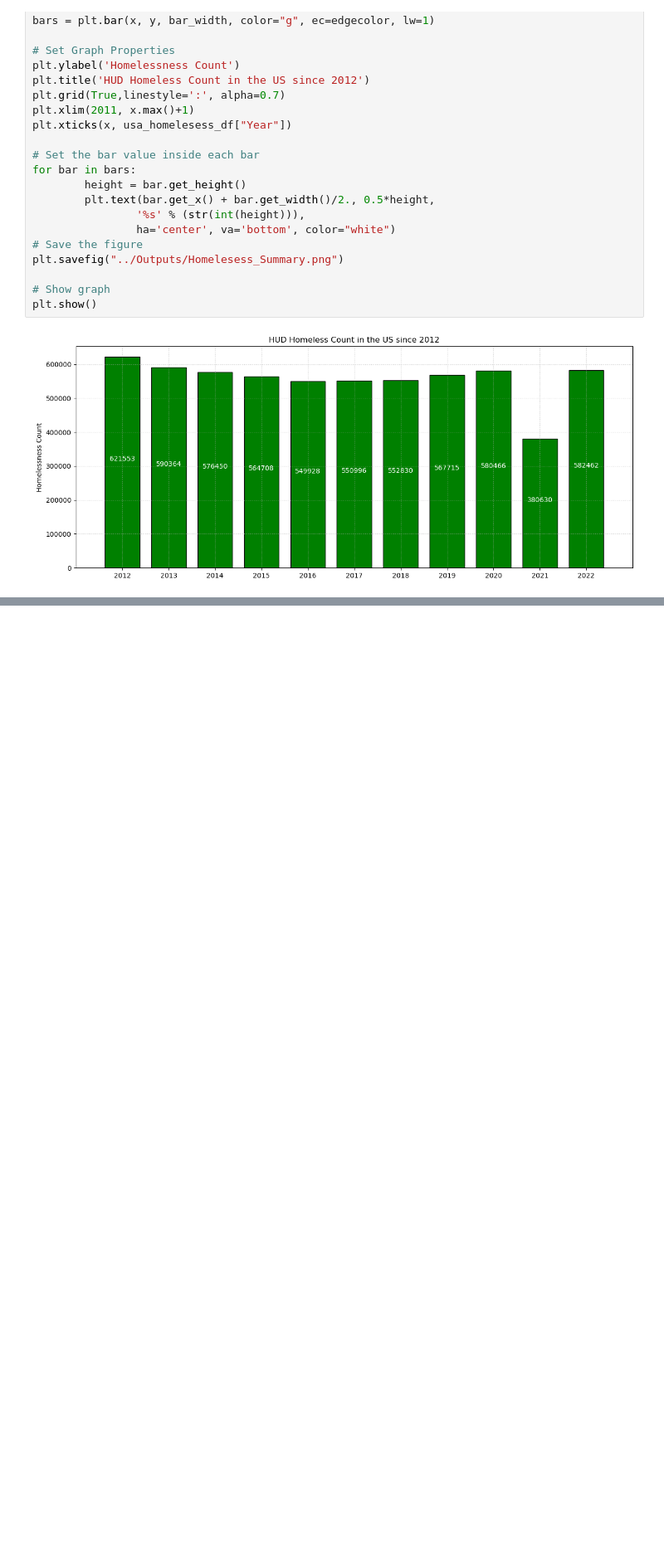
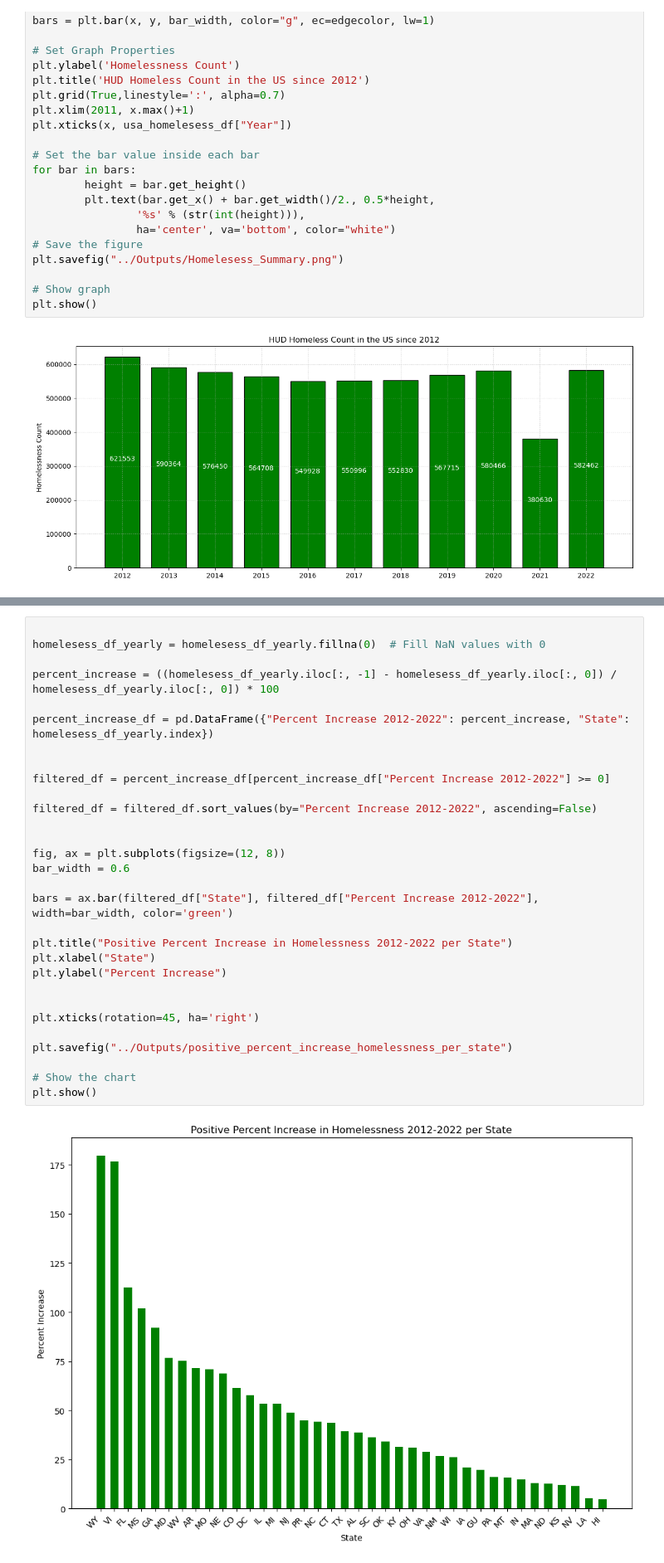
Before and after one commit to Vik1975/project_one, a Jupyter notebook: Homelesess_DF/HUD_data.ipynb, the cells around one changed output, grey strips where cells are left out. Shown at 83% size. Drawn from its saved outputs; the diff is of its cells as text; blank space fills up the shorter version.

```diff
--- a/Homelesess_DF/HUD_data.ipynb
+++ b/Homelesess_DF/HUD_data.ipynb
@@ -178,0 +218,32 @@ Enter state code :  WI
+# %%
+
+homelesess_df_yearly = homelesess_df_yearly.fillna(0)  # Fill NaN values with 0
+
+percent_increase = ((homelesess_df_yearly.iloc[:, -1] - homelesess_df_yearly.iloc[:, 0]) / homelesess_df_yearly.iloc[:, 0]) * 100
+
+percent_increase_df = pd.DataFrame({"Percent Increase 2012-2022": percent_increase, "State": homelesess_df_yearly.index})
+
+
+filtered_df = percent_increase_df[percent_increase_df["Percent Increase 2012-2022"] >= 0]
+
+filtered_df = filtered_df.sort_values(by="Percent Increase 2012-2022", ascending=False)
+
+
+fig, ax = plt.subplots(figsize=(12, 8))
+bar_width = 0.6
+
+bars = ax.bar(filtered_df["State"], filtered_df["Percent Increase 2012-2022"], width=bar_width, color='green')
+
+plt.title("Positive Percent Increase in Homelessness 2012-2022 per State")
+plt.xlabel("State")
+plt.ylabel("Percent Increase")
+
+
+plt.xticks(rotation=45, ha='right')
+
+plt.savefig("../Outputs/positive_percent_increase_homelessness_per_state")
+
+# Show the chart
+plt.show()
+# %% [output]
+[figure, added]
```
Also changed, not shown: parts of 6 cells of this notebook, 10 other files.
